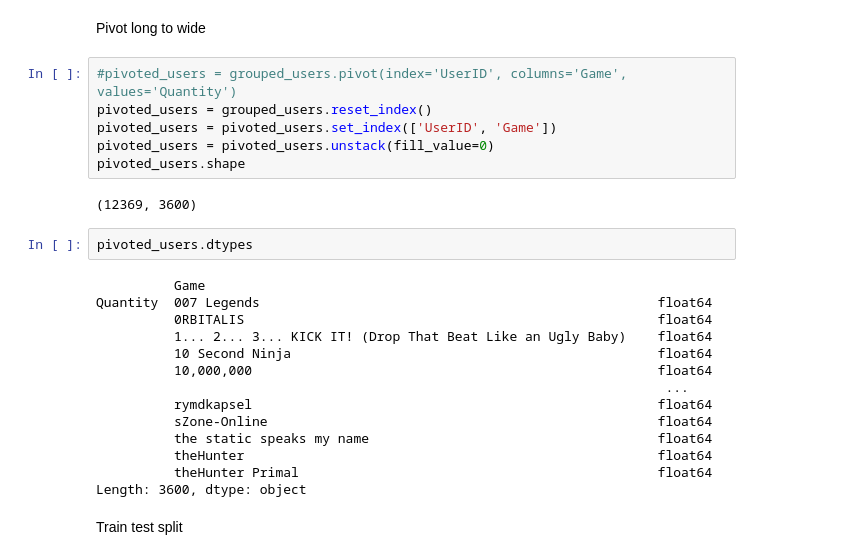
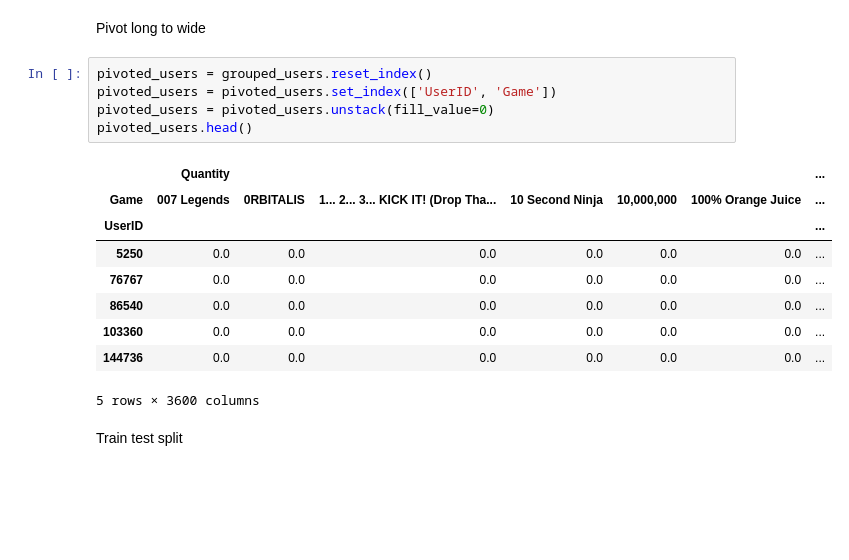
Before and after one commit to unit0113/CAP4770Project, a Jupyter notebook: model_3.ipynb, the cells around one changed output. Drawn from its saved outputs; the diff is of its cells as text; blank space fills up the shorter version.

```diff
--- a/model_3.ipynb
+++ b/model_3.ipynb
@@ -92,29 +105,20 @@ grouped_users.loc[151603712]
 # %% [markdown]
 Pivot long to wide
 # %%
-#pivoted_users = grouped_users.pivot(index='UserID', columns='Game', values='Quantity')
 pivoted_users = grouped_users.reset_index()
 pivoted_users = pivoted_users.set_index(['UserID', 'Game'])
 pivoted_users = pivoted_users.unstack(fill_value=0)
-pivoted_users.shape
+pivoted_users.head()
 # %% [output]
+|  | Quantity |  |  |  |  |  | ... |
+| Game | 007 Legends | 0RBITALIS | 1... 2... 3... KICK IT! (Drop Tha... | 10 Second Ninja | 10,000,000 | 100% Orange Juice | ... |
+| UserID |  |  |  |  |  |  | ... |
+| 5250 | 0.0 | 0.0 | 0.0 | 0.0 | 0.0 | 0.0 | ... |
+| 76767 | 0.0 | 0.0 | 0.0 | 0.0 | 0.0 | 0.0 | ... |
+| 86540 | 0.0 | 0.0 | 0.0 | 0.0 | 0.0 | 0.0 | ... |
+| 103360 | 0.0 | 0.0 | 0.0 | 0.0 | 0.0 | 0.0 | ... |
+| 144736 | 0.0 | 0.0 | 0.0 | 0.0 | 0.0 | 0.0 | ... |
-(12369, 3600)
+5 rows × 3600 columns
-# %%
-pivoted_users.dtypes
-# %% [output]
-          Game
-Quantity  007 Legends                                                   float64
-          0RBITALIS                                                     float64
-          1... 2... 3... KICK IT! (Drop That Beat Like an Ugly Baby)    float64
-          10 Second Ninja                                               float64
-          10,000,000                                                    float64
-                                                                         ...
-          rymdkapsel                                                    float64
-          sZone-Online                                                  float64
-          the static speaks my name                                     float64
-          theHunter                                                     float64
-          theHunter Primal                                              float64
-Length: 3600, dtype: object
 # %% [markdown]
 Train test split
 # %%
```
Also changed, not shown: parts of 12 cells of this notebook.
